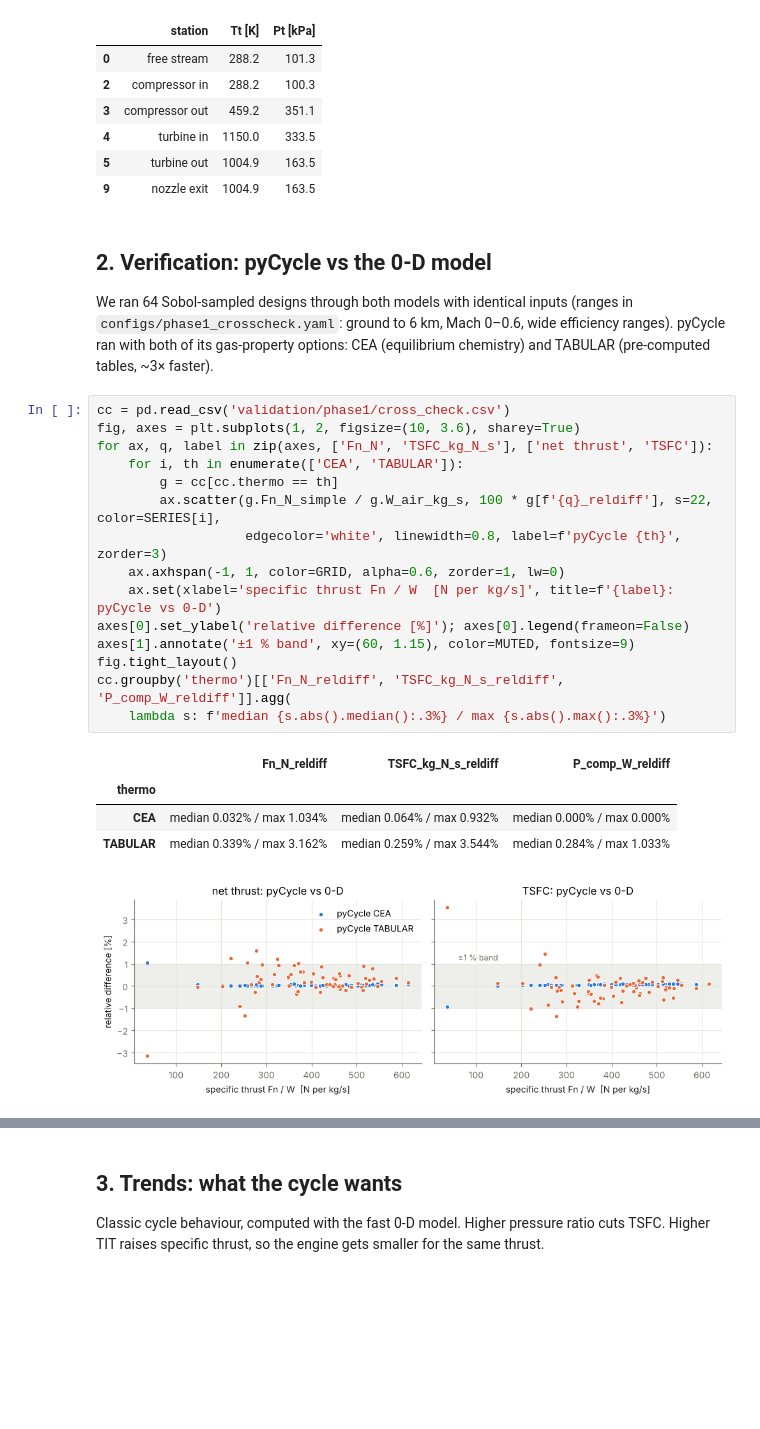
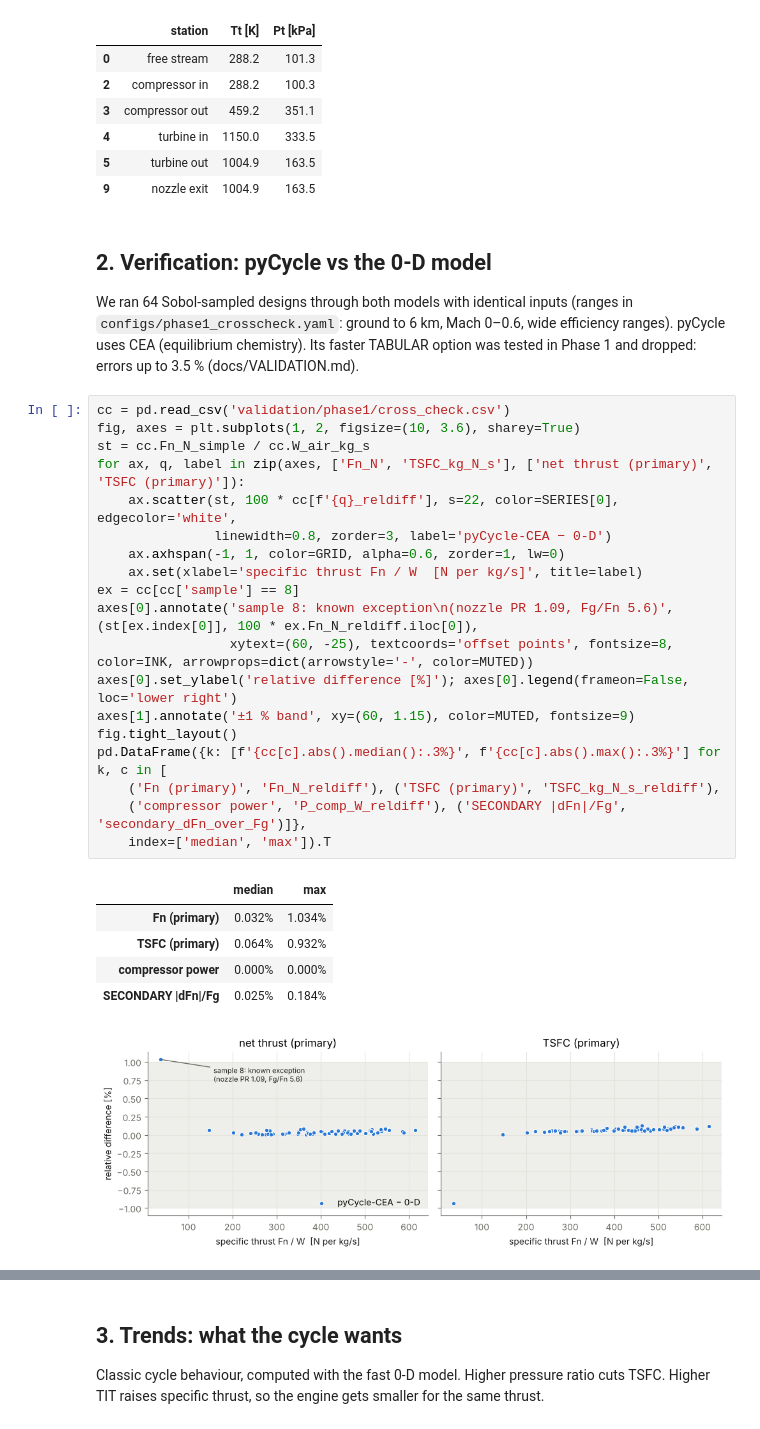
Before and after one commit to abdullanasser86/turbojetmaker, a Jupyter notebook: notebooks/01_cycle_model.ipynb, the cells around one changed output, grey strips where cells are left out. Drawn from its saved outputs; the diff is of its cells as text; blank space fills up the shorter version.

```diff
--- a/notebooks/01_cycle_model.ipynb
+++ b/notebooks/01_cycle_model.ipynb
@@ -46,26 +46,31 @@ Fn = 193.7 N   TSFC = 0.139 kg/(N h) = 38.7 g/(kN s)   FAR = 0.0197   EGT = 732
 | 9 | nozzle exit | 1004.9 | 163.5 |
 # %% [markdown]
 ## 2. Verification: pyCycle vs the 0-D model
-We ran 64 Sobol-sampled designs through both models with identical inputs (ranges in `configs/phase1_crosscheck.yaml`: ground to 6 km, Mach 0–0.6, wide efficiency ranges). pyCycle ran with both of its gas-property options: CEA (equilibrium chemistry) and TABULAR (pre-computed tables, ~3× faster).
+We ran 64 Sobol-sampled designs through both models with identical inputs (ranges in `configs/phase1_crosscheck.yaml`: ground to 6 km, Mach 0–0.6, wide efficiency ranges). pyCycle uses CEA (equilibrium chemistry). Its faster TABULAR option was tested in Phase 1 and dropped: errors up to 3.5 % (docs/VALIDATION.md).
 # %%
 cc = pd.read_csv('validation/phase1/cross_check.csv')
 fig, axes = plt.subplots(1, 2, figsize=(10, 3.6), sharey=True)
-for ax, q, label in zip(axes, ['Fn_N', 'TSFC_kg_N_s'], ['net thrust', 'TSFC']):
-    for i, th in enumerate(['CEA', 'TABULAR']):
-        g = cc[cc.thermo == th]
-        ax.scatter(g.Fn_N_simple / g.W_air_kg_s, 100 * g[f'{q}_reldiff'], s=22, color=SERIES[i],
-                   edgecolor='white', linewidth=0.8, label=f'pyCycle {th}', zorder=3)
+st = cc.Fn_N_simple / cc.W_air_kg_s
+for ax, q, label in zip(axes, ['Fn_N', 'TSFC_kg_N_s'], ['net thrust (primary)', 'TSFC (primary)']):
+    ax.scatter(st, 100 * cc[f'{q}_reldiff'], s=22, color=SERIES[0], edgecolor='white',
+               linewidth=0.8, zorder=3, label='pyCycle-CEA − 0-D')
     ax.axhspan(-1, 1, color=GRID, alpha=0.6, zorder=1, lw=0)
-    ax.set(xlabel='specific thrust Fn / W  [N per kg/s]', title=f'{label}: pyCycle vs 0-D')
-axes[0].set_ylabel('relative difference [%]'); axes[0].legend(frameon=False)
+    ax.set(xlabel='specific thrust Fn / W  [N per kg/s]', title=label)
+ex = cc[cc['sample'] == 8]
+axes[0].annotate('sample 8: known exception\n(nozzle PR 1.09, Fg/Fn 5.6)', (st[ex.index[0]], 100 * ex.Fn_N_reldiff.iloc[0]),
+                 xytext=(60, -25), textcoords='offset points', fontsize=8, color=INK, arrowprops=dict(arrowstyle='-', color=MUTED))
+axes[0].set_ylabel('relative difference [%]'); axes[0].legend(frameon=False, loc='lower right')
 axes[1].annotate('±1 % band', xy=(60, 1.15), color=MUTED, fontsize=9)
 fig.tight_layout()
-cc.groupby('thermo')[['Fn_N_reldiff', 'TSFC_kg_N_s_reldiff', 'P_comp_W_reldiff']].agg(
-    lambda s: f'median {s.abs().median():.3%} / max {s.abs().max():.3%}')
+pd.DataFrame({k: [f'{cc[c].abs().median():.3%}', f'{cc[c].abs().max():.3%}'] for k, c in [
+    ('Fn (primary)', 'Fn_N_reldiff'), ('TSFC (primary)', 'TSFC_kg_N_s_reldiff'),
+    ('compressor power', 'P_comp_W_reldiff'), ('SECONDARY |dFn|/Fg', 'secondary_dFn_over_Fg')]},
+    index=['median', 'max']).T
 # %% [output]
-|  | Fn_N_reldiff | TSFC_kg_N_s_reldiff | P_comp_W_reldiff |
-| thermo |  |  |  |
-| CEA | median 0.032% / max 1.034% | median 0.064% / max 0.932% | median 0.000% / max 0.000% |
-| TABULAR | median 0.339% / max 3.162% | median 0.259% / max 3.544% | median 0.284% / max 1.033% |
+|  | median | max |
+| Fn (primary) | 0.032% | 1.034% |
+| TSFC (primary) | 0.064% | 0.932% |
+| compressor power | 0.000% | 0.000% |
+| SECONDARY |dFn|/Fg | 0.025% | 0.184% |
-[figure, old version]
+[figure, new version]
 # %% [markdown]
```
Also changed, not shown: parts of 1 cell of this notebook, 36 other files.
